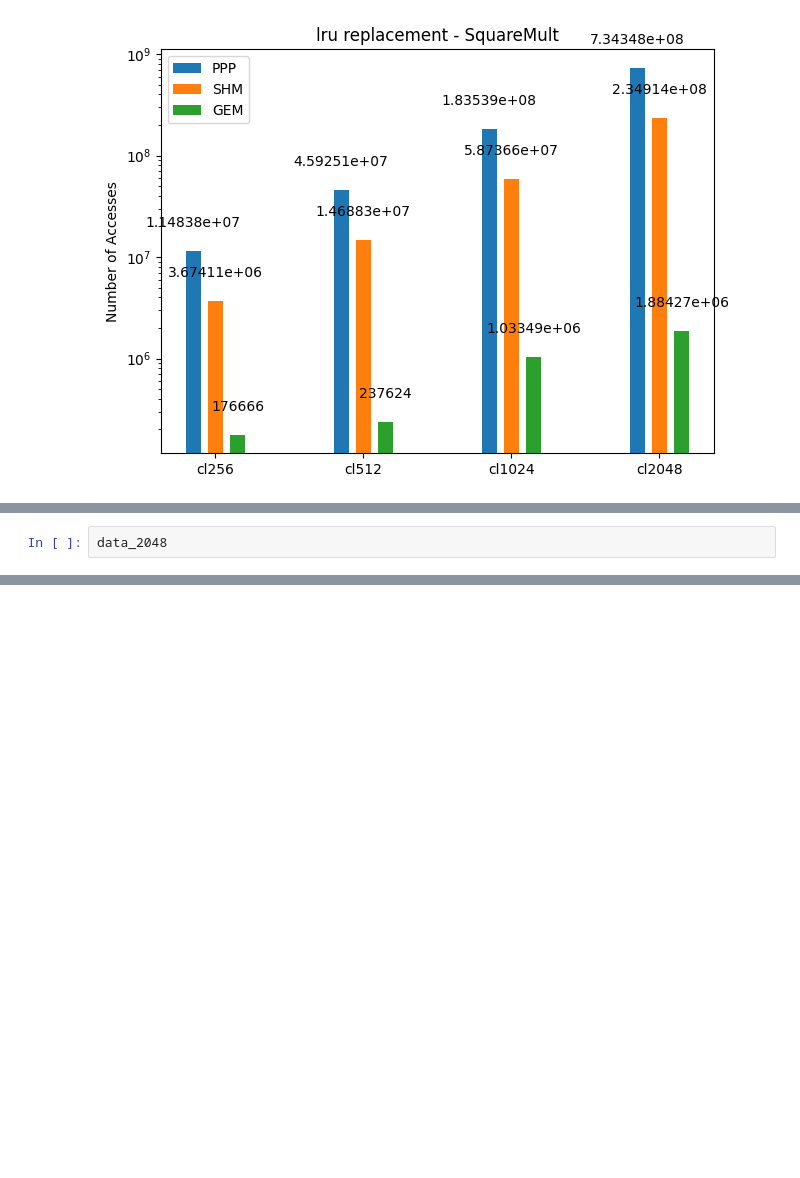
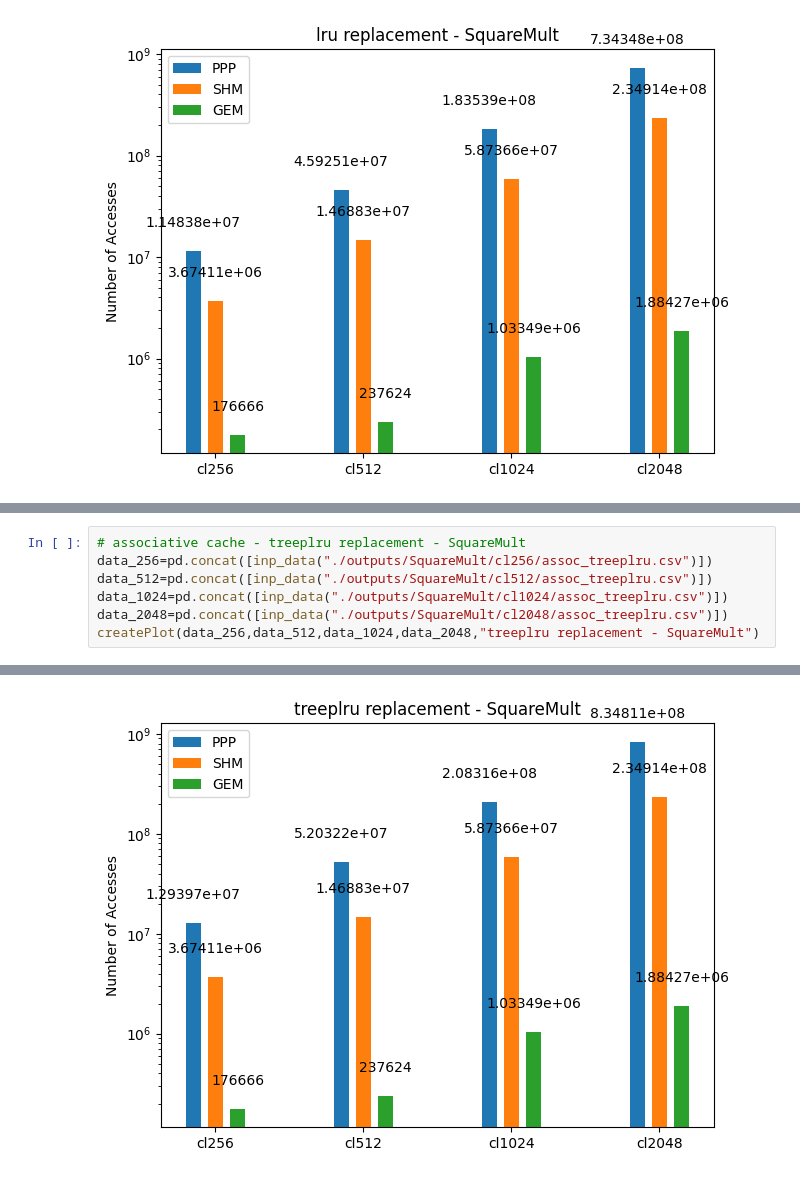
Before and after one commit to Abhi575k/cache-security-eval-cachefx, a Jupyter notebook: graph_creator.ipynb, the cells around one changed output, grey strips where cells are left out. Cells and saved outputs as stored; diff of their text form; blank space fills up the shorter version.

```diff
--- a/graph_creator.ipynb
+++ b/graph_creator.ipynb
@@ -160,3 +146,8 @@ createPlot(data_256,data_512,data_1024,data_2048,"treeplru replacement - SquareM
 # %%
-data_2048
+# associative cache - treeplru replacement - SquareMult
+data_256=pd.concat([inp_data("./outputs/SquareMult/cl256/assoc_treeplru.csv")])
+data_512=pd.concat([inp_data("./outputs/SquareMult/cl512/assoc_treeplru.csv")])
+data_1024=pd.concat([inp_data("./outputs/SquareMult/cl1024/assoc_treeplru.csv")])
+data_2048=pd.concat([inp_data("./outputs/SquareMult/cl2048/assoc_treeplru.csv")])
+createPlot(data_256,data_512,data_1024,data_2048,"treeplru replacement - SquareMult")
 # %% [output]
@@ -166,0 +154 @@ data_2048
+[figure, added]
```
Also changed, not shown: parts of 6 cells of this notebook, 5 other files.
